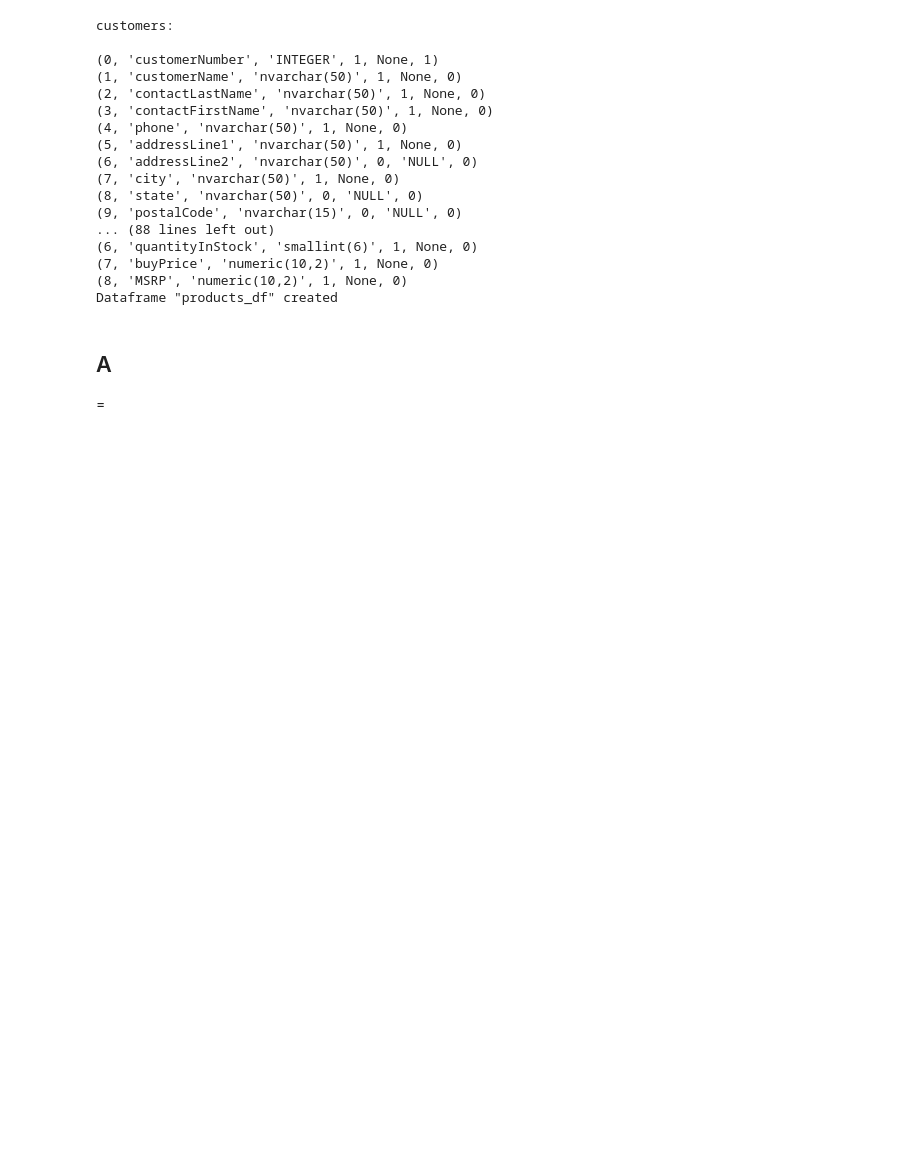
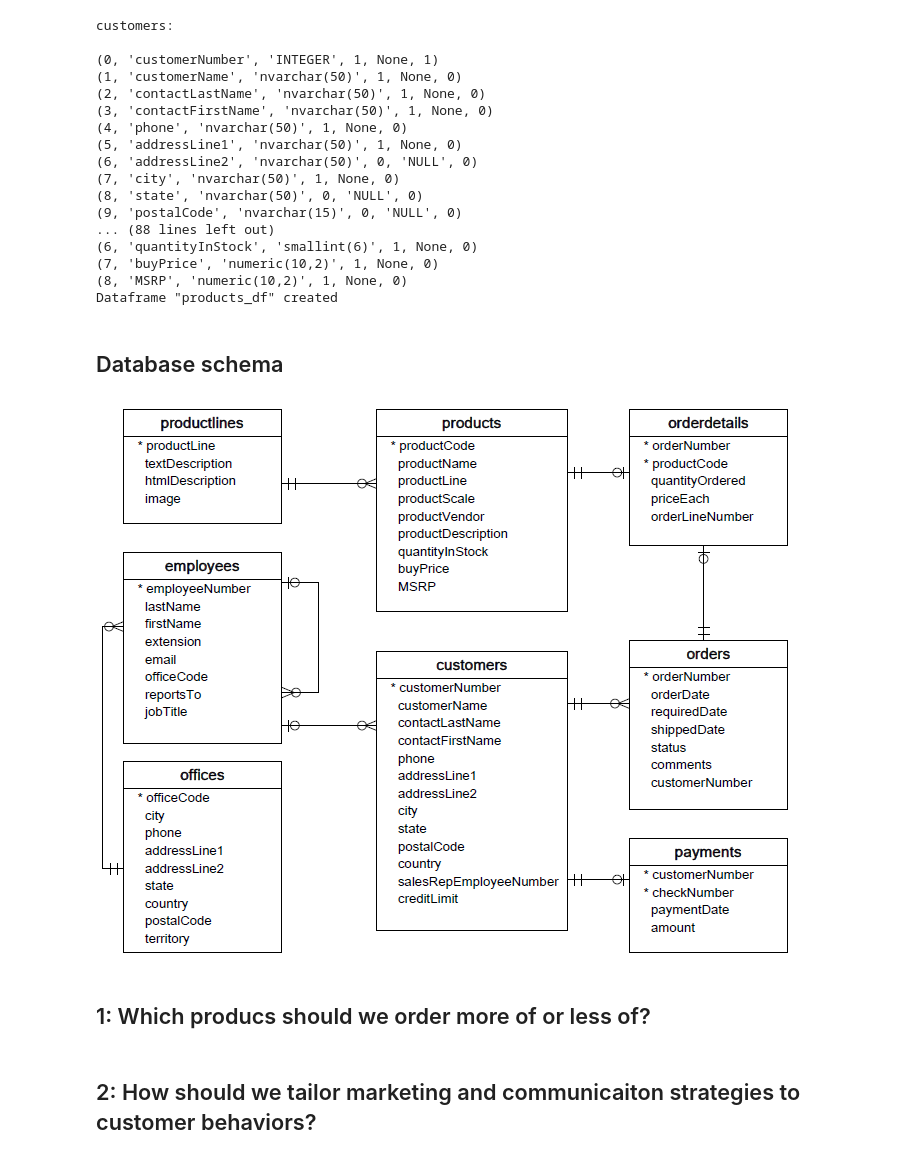
Before and after one commit to 1Elral4/Querying-Databases-with-SQL-and-Python, a Jupyter notebook: Customers and Products Analysis.ipynb, the cells around one changed output. Saved outputs shown, nothing was run; the diff lists cells and outputs as text; code cells hidden in the pictures; blank space fills up the shorter version.

Commit message:
Add db schema and analysis next steps

```diff
--- a/Customers and Products Analysis.ipynb
+++ b/Customers and Products Analysis.ipynb
@@ -85,6 +85,11 @@ Dataframe "products_df" created
 # %%
 # Close the connection
 # conn.close()
-# %% [markdown]
-## A
-=
+# %% [markdown]
+## Database schema
+# %%
+# Display the schema
+img = Image(filename='databases/stores_schema.png')  # Replace with the path to your image
+img
+# %% [output]
+[figure, added]
@@ -90,0 +102,2 @@ Dataframe "products_df" created
+# %% [markdown]
+## 1: Which producs should we order more of or less of?
@@ -90,0 +107,2 @@ Dataframe "products_df" created
+# %% [markdown]
+## 2: How should we tailor marketing and communicaiton strategies to customer behaviors?
```
Also changed, not shown: parts of 9 cells of this notebook, 1 other file.
